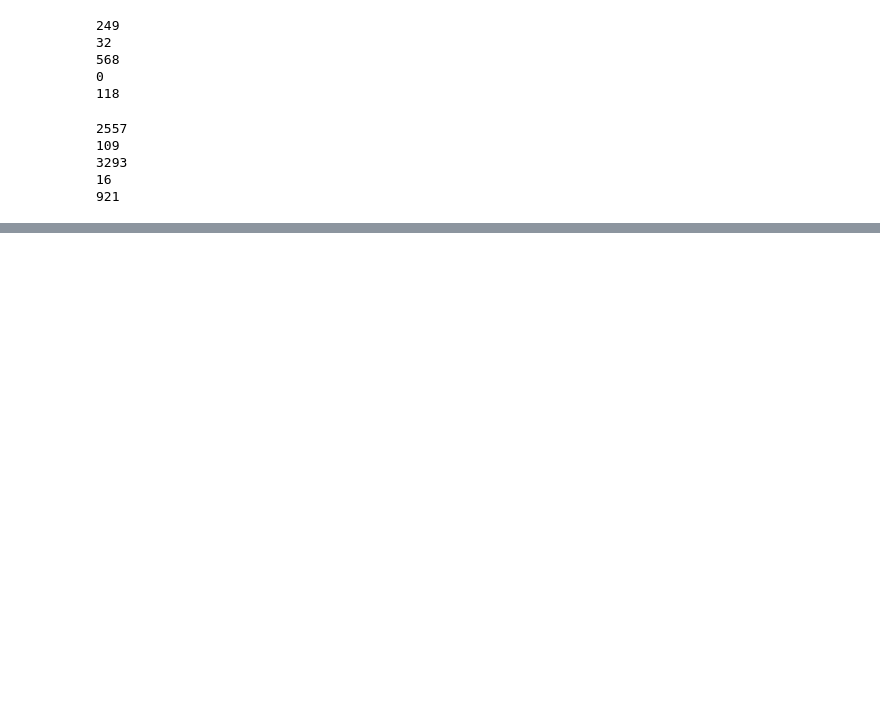
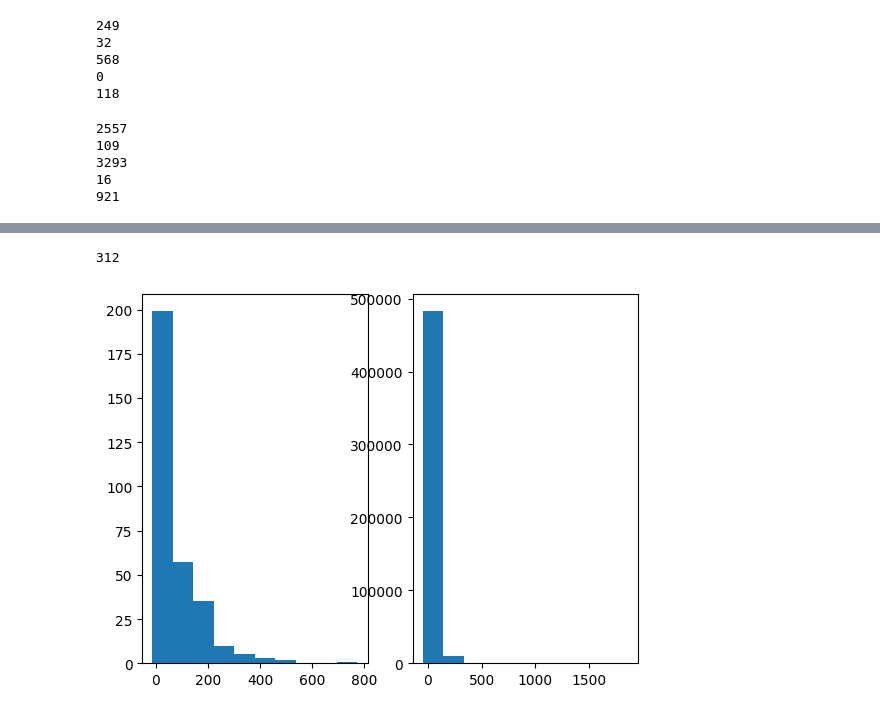
Before and after one commit to dyk00/2AMM20, a Jupyter notebook: [2AMM20] Aviation Data Exploration .ipynb, the cells around one changed output, grey strips where cells are left out. Saved outputs shown, nothing was run; the diff lists cells and outputs as text; code cells hidden in the pictures; blank space fills up the shorter version.

```diff
--- a/[2AMM20] Aviation Data Exploration .ipynb
+++ b/[2AMM20] Aviation Data Exploration .ipynb
@@ -206,0 +302,11 @@ print(len(da_l_2022))
+# %%
+groupby_18[groupby_18['CANCELLED']==1][0].sum()
+# %% [output]
+312
+# %%
+fig, (ax1, ax2) = plt.subplots(1,2)
+ax1.hist(air_2018_df[air_2018_df['CANCELLED']==1]['DEP_DELAY'])
+ax2.hist(air_2018_df[air_2018_df['CANCELLED']==0]['DEP_DELAY'])
+fig.show()
+# %% [output]
+[figure, added]
```
Also changed, not shown: parts of 12 cells of this notebook.
